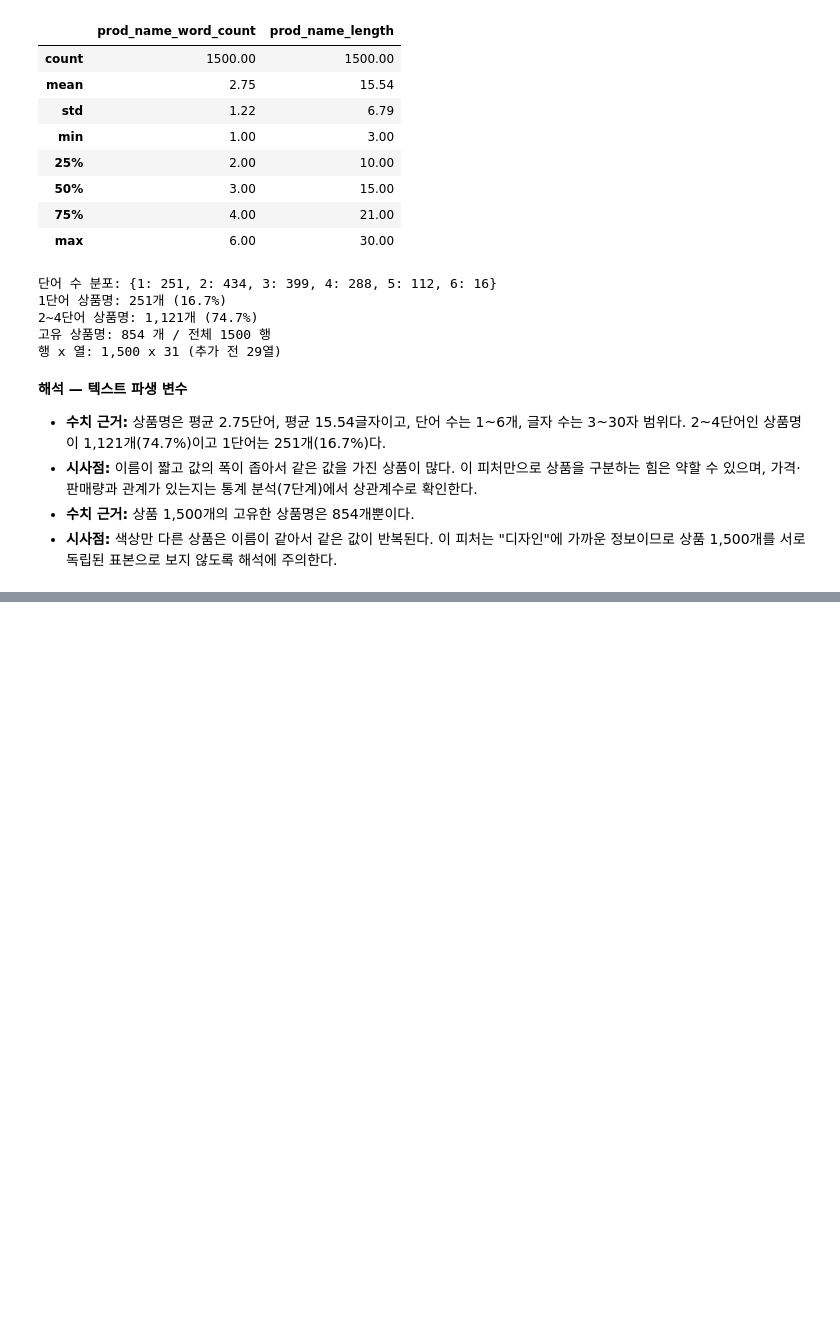
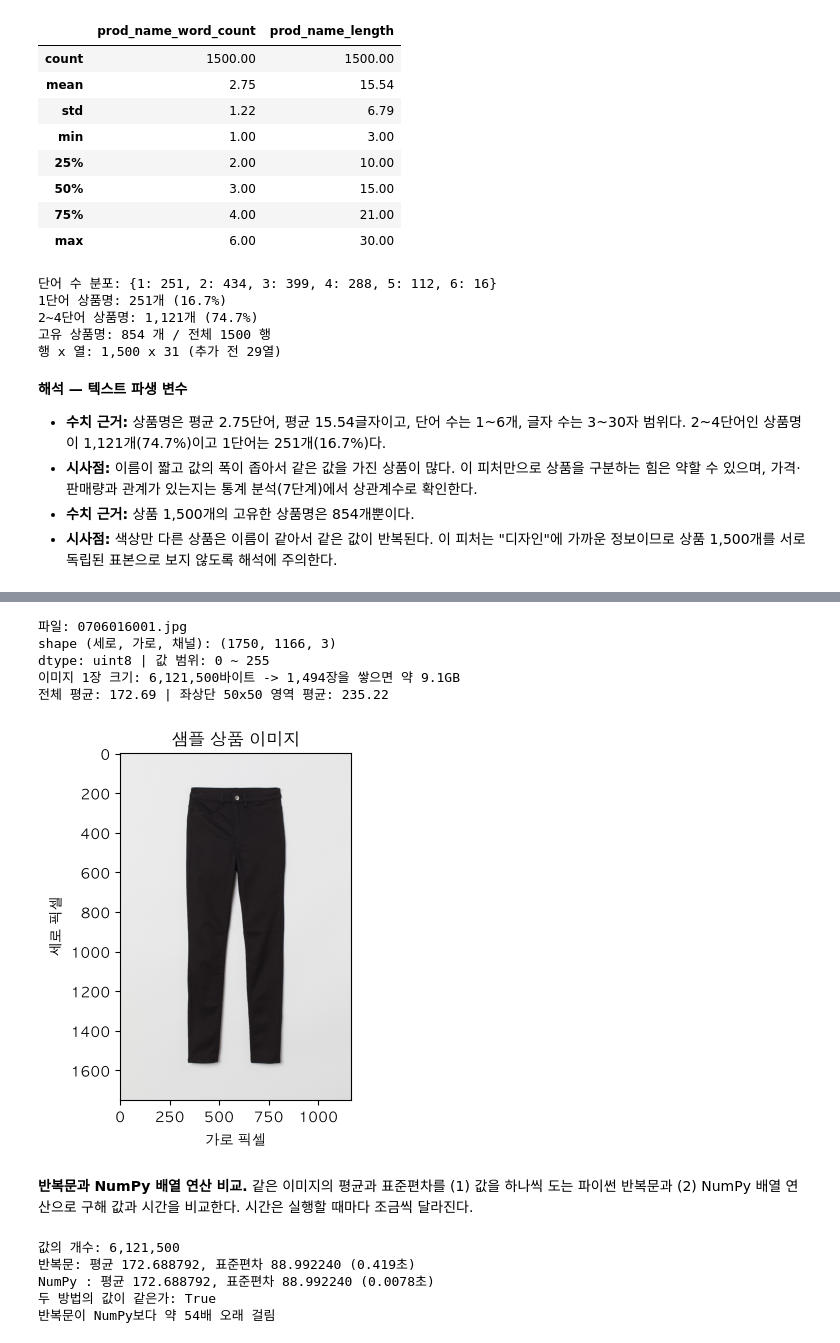
Before and after one commit to kimch0612/Codyssey_A1-1, a Jupyter notebook: notebooks/analysis_report.ipynb, the cells around one changed output, grey strips where cells are left out. Drawn from its saved outputs; the diff is of its cells as text; code cells hidden in the pictures; blank space fills up the shorter version.

Commit message:
feat: pipeline.py, analysis_report.ipynb; add_image_features() 추가, 이미지 피처 노트북 4장과 차트 한글 폰트 설정 추가
Co-Authored-By: Claude Sonnet 5.5 <noreply@anthropic.com>

```diff
--- a/notebooks/analysis_report.ipynb
+++ b/notebooks/analysis_report.ipynb
@@ -19,6 +19,13 @@ if str(PROJECT_ROOT) not in sys.path:
     sys.path.insert(0, str(PROJECT_ROOT))
 
 from src.pipeline import DataAnalyzer
+
+import matplotlib.pyplot as plt
+
+# 차트의 한글이 깨지지 않도록 설치된 폰트 중 첫 번째를 쓴다.
+plt.rcParams["font.family"] = "sans-serif"
+plt.rcParams["font.sans-serif"] = ["AppleGothic", "Malgun Gothic", "NanumGothic", "DejaVu Sans"]
+plt.rcParams["axes.unicode_minus"] = False
 # %% [markdown]
 ## 1. 데이터 로드
 
@@ -452,0 +472,58 @@ print(f"행 x 열: {articles.shape[0]:,} x {articles.shape[1]} (추가 전 29열
+# %%
+from matplotlib.image import imread
+
+sample_path = analyzer.data_dir / analyzer.articles["image_path"].dropna().iloc[0]
+image = imread(sample_path)  # 이미지 파일 -> NumPy 배열
+print("파일:", sample_path.name)
+print("shape (세로, 가로, 채널):", image.shape)
+print("dtype:", image.dtype, "| 값 범위:", image.min(), "~", image.max())
+print(f"이미지 1장 크기: {image.nbytes:,}바이트 -> 1,494장을 쌓으면 약 {image.nbytes * 1494 / 1e9:.1f}GB")
+print(f"전체 평균: {image.mean():.2f} | 좌상단 50x50 영역 평균: {image[:50, :50].mean():.2f}")
+
+plt.figure(figsize=(3, 4.5))
+plt.imshow(image)
+plt.title("샘플 상품 이미지")
+plt.xlabel("가로 픽셀")
+plt.ylabel("세로 픽셀")
+plt.show()
+# %% [output]
+파일: 0706016001.jpg
+shape (세로, 가로, 채널): (1750, 1166, 3)
+dtype: uint8 | 값 범위: 0 ~ 255
+이미지 1장 크기: 6,121,500바이트 -> 1,494장을 쌓으면 약 9.1GB
+전체 평균: 172.69 | 좌상단 50x50 영역 평균: 235.22
+[figure, added]
+# %% [markdown]
+**반복문과 NumPy 배열 연산 비교.** 같은 이미지의 평균과 표준편차를 (1) 값을 하나씩 도는 파이썬 반복문과 (2) NumPy 배열 연산으로 구해 값과 시간을 비교한다. 시간은 실행할 때마다 조금씩 달라진다.
+# %%
+import time
+
+# (1) 파이썬 반복문: 값을 하나씩 더하고, 평균과의 차이를 하나씩 제곱해서 더한다.
+pixels = image.ravel().tolist()
+start = time.perf_counter()
+total = 0
+for value in pixels:
+    total += value
+loop_mean = total / len(pixels)
+squared = 0.0
+for value in pixels:
+    squared += (value - loop_mean) ** 2
+loop_std = (squared / len(pixels)) ** 0.5
+loop_seconds = time.perf_counter() - start
+
+# (2) NumPy 배열 연산: 배열 전체에 한 번에 적용한다.
+start = time.perf_counter()
+numpy_mean, numpy_std = image.mean(), image.std()
+numpy_seconds = time.perf_counter() - start
+
+print(f"값의 개수: {len(pixels):,}")
+print(f"반복문: 평균 {loop_mean:.6f}, 표준편차 {loop_std:.6f} ({loop_seconds:.3f}초)")
+print(f"NumPy : 평균 {numpy_mean:.6f}, 표준편차 {numpy_std:.6f} ({numpy_seconds:.4f}초)")
+print("두 방법의 값이 같은가:", abs(loop_mean - numpy_mean) < 1e-6 and abs(loop_std - numpy_std) < 1e-6)
+print(f"반복문이 NumPy보다 약 {loop_seconds / numpy_seconds:.0f}배 오래 걸림")
+# %% [output]
+값의 개수: 6,121,500
+반복문: 평균 172.688792, 표준편차 88.992240 (0.419초)
+NumPy : 평균 172.688792, 표준편차 88.992240 (0.0078초)
+두 방법의 값이 같은가: True
+반복문이 NumPy보다 약 54배 오래 걸림
```
Also changed, not shown: parts of 6 cells of this notebook, 1 other file.
